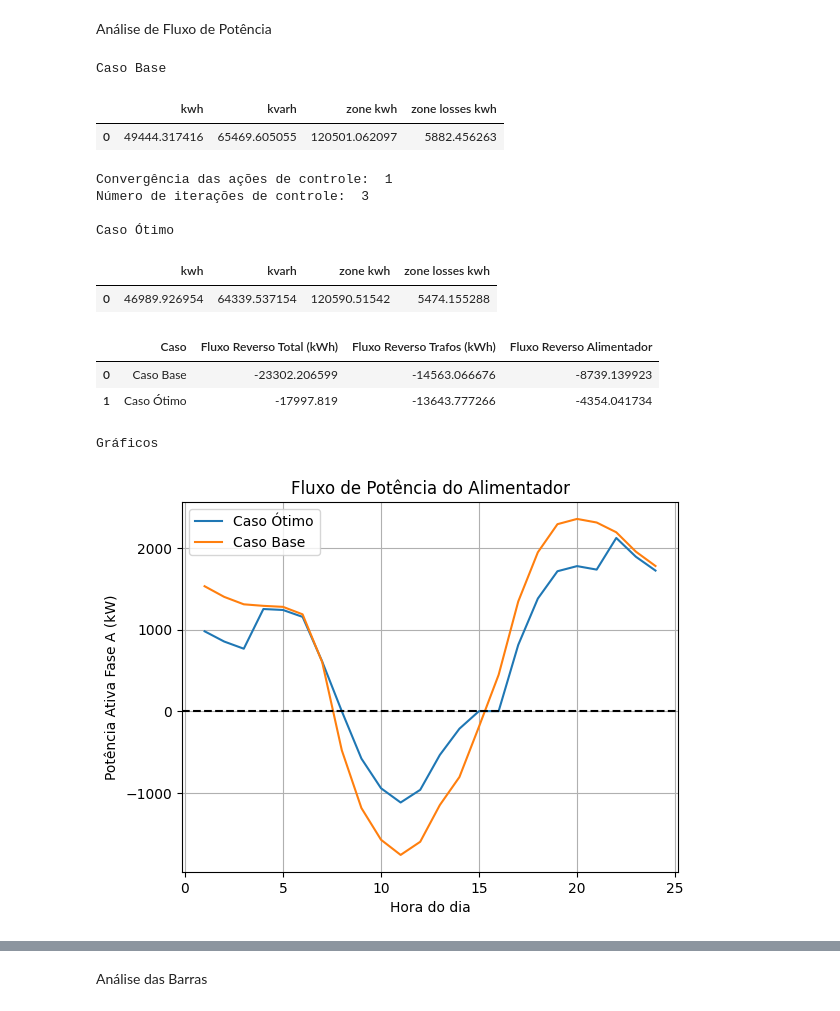
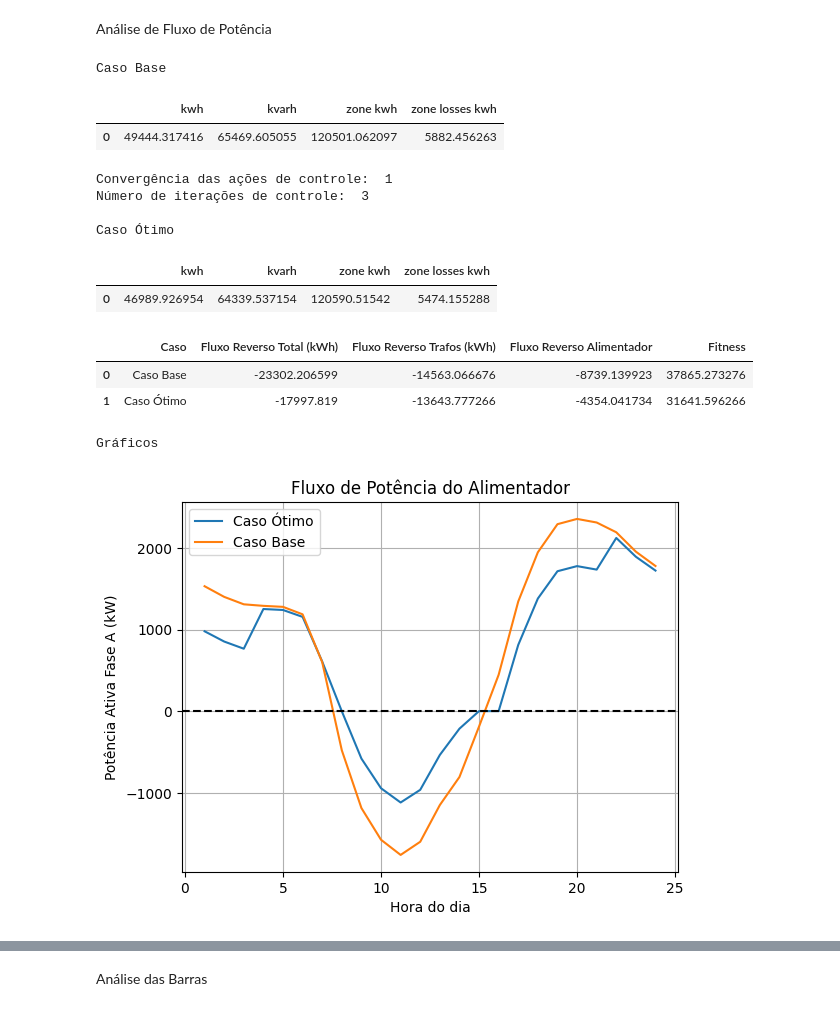
Before and after one commit to Ivanictor/Optimizer-OpenDSS, a Jupyter notebook: GA_mixed/optimal_case_mixed.ipynb, the cells around one changed output, grey strips where cells are left out. Cells and saved outputs as stored; diff of their text form; code cells hidden in the pictures.

```diff
--- a/GA_mixed/optimal_case_mixed.ipynb
+++ b/GA_mixed/optimal_case_mixed.ipynb
@@ -115,12 +115,16 @@ cases = ["Caso Base", "Caso Ótimo"]
 #solution_buses = ['82064995002086', '82064995002086', '82034755002086', '82038115286835', '81489165002086'] #Solução encontrada (Não roda)
 #solution_buses = ['82064995002086', '82064995002086', '94563015002086', '82022225286801', '82025985002086'] #Um dos indivíduos testados
 #solution_buses = ['82034765002086', '82034745002086', '81488715002086', '82034735002086b', '82034755002086']
-solution_buses = ['82034745002086', '82034765002086', '82036275286964', '81488725002086', '82026915286812'] #Solução encontrada para nova fitness function w1 = 2
+solution_buses = ['82034745002086', '82034765002086', '82036275286964', '81488725002086', '82026915286812'] #Solução encontrada para nova fitness function w1 = 2 (Melhor Fitness)
+#solution_buses = ['82036275286964', '82034745002086', '82034765002086', '82034735002086', '81489075002086'] #Solução encontrada para nova fitness function w1 = 2 - Segunda tentativa (Melhor RPF)
+#solution_buses = ['81489055002086', '82034765002086', '82026915286812', '81488705002086', '82036275286964'] #Solução encontrada para nova fitness w1 = 2 3a tentativa
 
 #solution_powers =  [np.float64(45.23609993405461), np.float64(393.3943522539757), np.float64(498.59448293664593), np.float64(133.08149337090876), np.float64(495.1620137483599)]
 #solution_powers = [62.73, 423.65, 497.77, 131.92, 498.61]
 #solution_powers = [499.93, 499.91, 499.34, 499.99, 499.88]
-solution_powers = [499.77, 497.89, 373.68, 499.56, 382.9] #Solução encontrada para nova fitness function w1 = 2
+solution_powers = [499.77, 497.89, 373.68, 499.56, 382.9] #Solução encontrada para nova fitness function w1 = 2 (Melhor RPF)
+#solution_powers = [445.84, 498.81, 499.27, 497.85, 497.97] #Solução encontrada para nova fitness function w1 = 2 - Segunda tentativa (Melhor Fitness)
+#solution_powers = [499.29, 499.96, 419.43, 499.98, 476.26] #Solução encontrada para nova fitness function w1 = 2 - Terceira tentativa
 
 powers = solution_powers
 
@@ -199,13 +203,15 @@ for case in cases:
 
     rpf = calc_rpf()
     rpf_transf, rpf_feeder = calc_separated_rpf()
+    fitness = rpf_transf*2 + rpf_feeder  #w1 = 2
 
     df2 = pd.DataFrame(
         {
             "Caso": [case],
             "Fluxo Reverso Total (kWh)": [rpf],
             "Fluxo Reverso Trafos (kWh)": [rpf_transf],
-            "Fluxo Reverso Alimentador": [rpf_feeder]
+            "Fluxo Reverso Alimentador": [rpf_feeder],
+            "Fitness": [abs(fitness)]
         }
     )
 
@@ -269,36 +275,36 @@ plt.plot(df_optimal_trafo_4["Hour"], df_optimal_trafo_4[" P1 (kW)"], label="Caso
 plt.plot(df_optimal_trafo_4["Hour"], df_base_trafo_4[" P1 (kW)"], label="Caso Base")
 plt.xlabel("Hora do dia")
 plt.ylabel("Potência Ativa Fase A (kW)")
 plt.legend()
 plt.axhline(y=0, linestyle="--", color="black")
 plt.grid(True)
 plt.title(f"Fluxo de Potência do Transformador {elem_4}")
 plt.show()
 
 #Trafo 5286934a
 
 plt.plot(df_optimal_trafo_5["Hour"], df_optimal_trafo_5[" P1 (kW)"], label="Caso Ótimo")
 plt.plot(df_optimal_trafo_5["Hour"], df_base_trafo_5[" P1 (kW)"], label="Caso Base")
 plt.xlabel("Hora do dia")
 plt.ylabel("Potência Ativa Fase A (kW)")
 plt.legend()
 plt.axhline(y=0, linestyle="--", color="black")
 plt.grid(True)
 plt.title(f"Fluxo de Potência do Transformador {elem_5}")
 plt.show()
 # %% [output]
 Caso Base
 |  | kwh | kvarh | zone kwh | zone losses kwh |
 | 0 | 49444.317416 | 65469.605055 | 120501.062097 | 5882.456263 |
 Convergência das ações de controle:  1
 Número de iterações de controle:  3
 
 Caso Ótimo
 |  | kwh | kvarh | zone kwh | zone losses kwh |
 | 0 | 46989.926954 | 64339.537154 | 120590.51542 | 5474.155288 |
-|  | Caso | Fluxo Reverso Total (kWh) | Fluxo Reverso Trafos (kWh) | Fluxo Reverso Alimentador |
-| 0 | Caso Base | -23302.206599 | -14563.066676 | -8739.139923 |
-| 1 | Caso Ótimo | -17997.819 | -13643.777266 | -4354.041734 |
+|  | Caso | Fluxo Reverso Total (kWh) | Fluxo Reverso Trafos (kWh) | Fluxo Reverso Alimentador | Fitness |
+| 0 | Caso Base | -23302.206599 | -14563.066676 | -8739.139923 | 37865.273276 |
+| 1 | Caso Ótimo | -17997.819 | -13643.777266 | -4354.041734 | 31641.596266 |
 Gráficos
 [figure]
 [figure]
```
